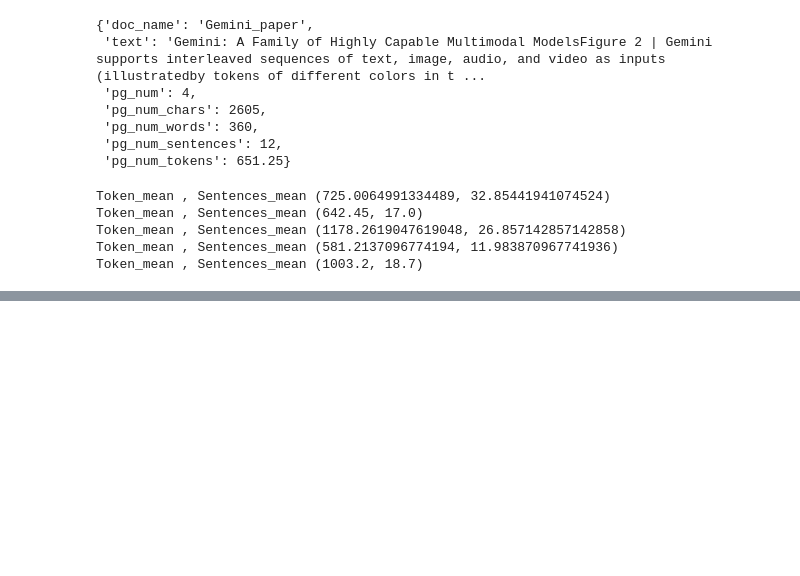
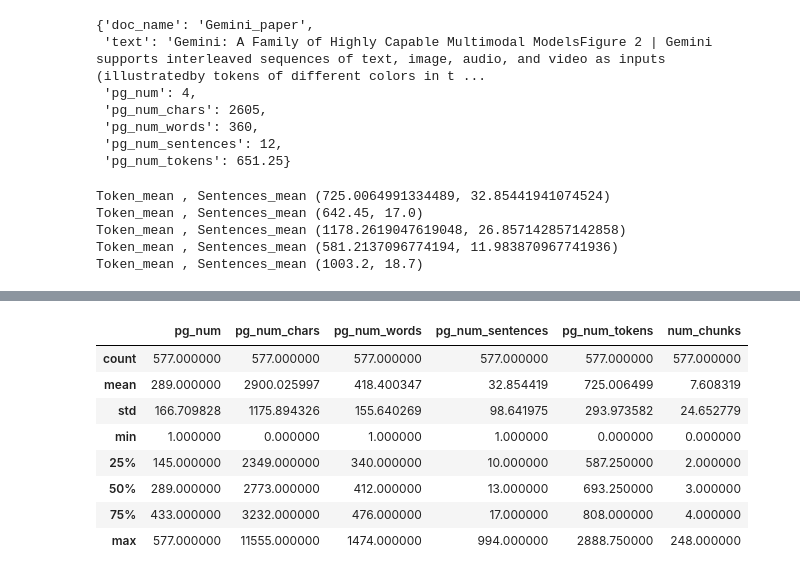
Before and after one commit to dvp-git/RAG_mistralai_chat_bot, a Jupyter notebook: RAG_jupyter_build.ipynb, the cells around one changed output, grey strips where cells are left out. Cells and saved outputs as stored; diff of their text form; code cells hidden in the pictures; blank space fills up the shorter version.

```diff
--- a/RAG_jupyter_build.ipynb
+++ b/RAG_jupyter_build.ipynb
@@ -160,0 +222,12 @@ sentence_formatter_all_booksall_content_[0][16]
+# %%
+pd.DataFrame(all_content_[0]).describe()
+# %% [output]
+|  | pg_num | pg_num_chars | pg_num_words | pg_num_sentences | pg_num_tokens | num_chunks |
+| count | 577.000000 | 577.000000 | 577.000000 | 577.000000 | 577.000000 | 577.000000 |
+| mean | 289.000000 | 2900.025997 | 418.400347 | 32.854419 | 725.006499 | 7.608319 |
+| std | 166.709828 | 1175.894326 | 155.640269 | 98.641975 | 293.973582 | 24.652779 |
+| min | 1.000000 | 0.000000 | 1.000000 | 1.000000 | 0.000000 | 0.000000 |
+| 25% | 145.000000 | 2349.000000 | 340.000000 | 10.000000 | 587.250000 | 2.000000 |
+| 50% | 289.000000 | 2773.000000 | 412.000000 | 13.000000 | 693.250000 | 3.000000 |
+| 75% | 433.000000 | 3232.000000 | 476.000000 | 17.000000 | 808.000000 | 4.000000 |
+| max | 577.000000 | 11555.000000 | 1474.000000 | 994.000000 | 2888.750000 | 248.000000 |
```
Also changed, not shown: parts of 32 cells of this notebook.
